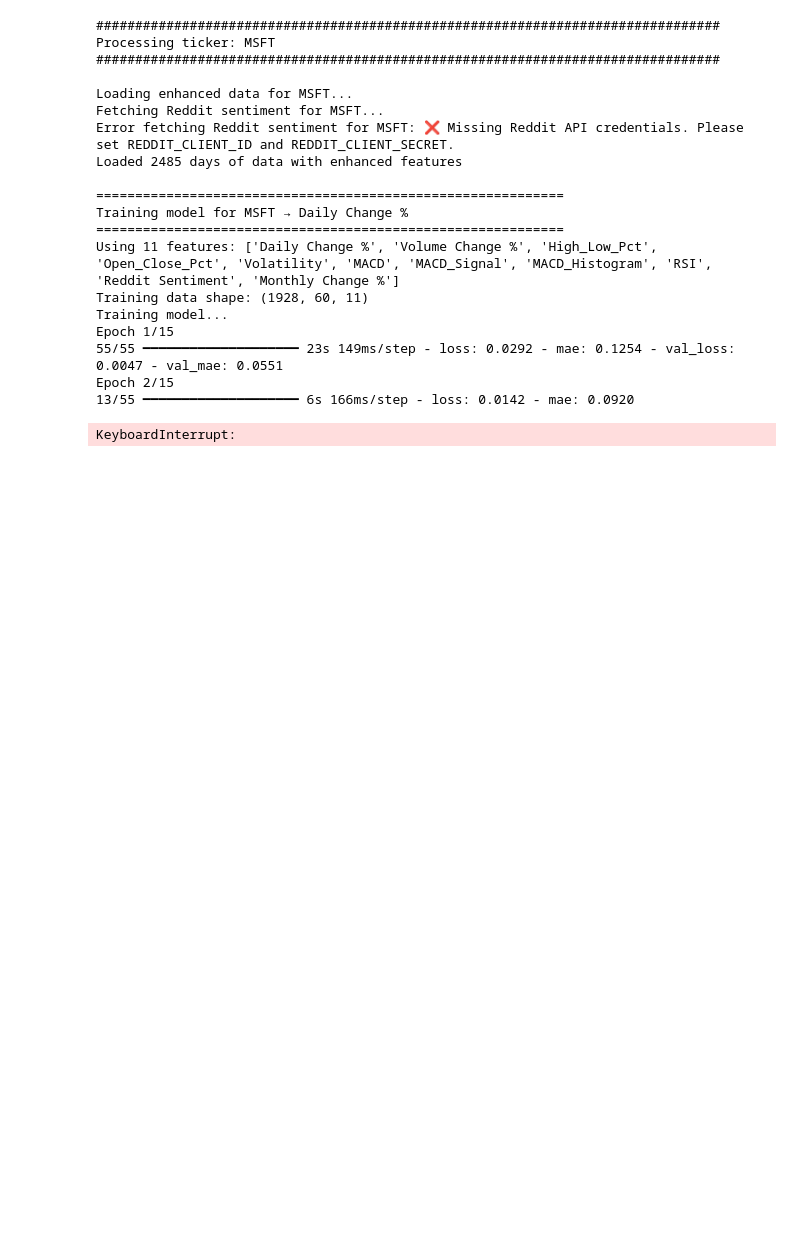
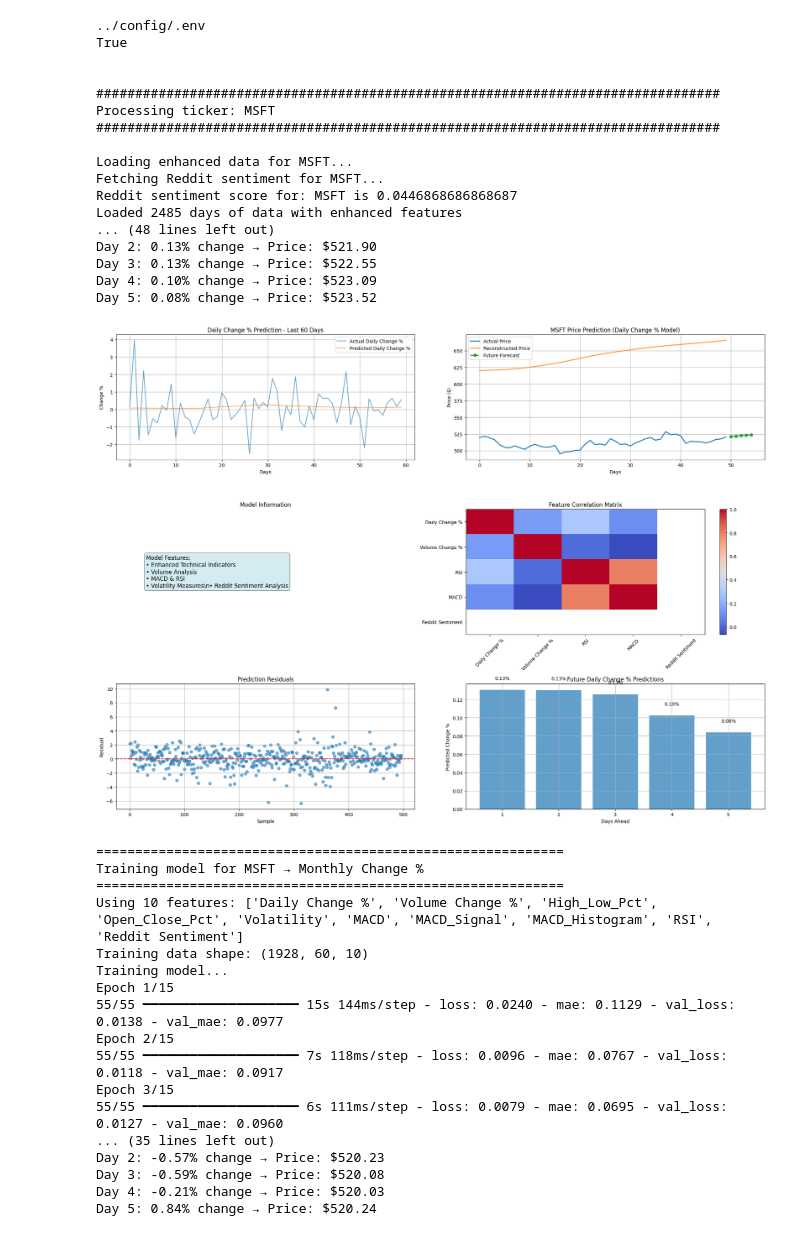
Before and after one commit to ArielGolanski/stock-vision, a Jupyter notebook: server/ml/notebooks/Models_Daily_Monthly.ipynb, the cells around one changed output. Cells and saved outputs as stored; diff of their text form; code cells hidden in the pictures; blank space fills up the shorter version.

```diff
--- a/server/ml/notebooks/Models_Daily_Monthly.ipynb
+++ b/server/ml/notebooks/Models_Daily_Monthly.ipynb
@@ -14,8 +14,14 @@ from keras.models import Sequential
 from keras.layers import Dense, LSTM, Dropout
 from sklearn.preprocessing import MinMaxScaler
 import joblib
+from dotenv import load_dotenv
 import warnings
 import json
+env_path = '../config/.env'
+load_dotenv(env_path)
+
+print(f"{env_path}")
+print(f"{os.getenv('REDDIT_CLIENT_ID') is not None}")
 # Direct file import method
 import importlib.util
 spec = importlib.util.spec_from_file_location("fetch_news", "../fetch_news.py")
@@ -327,7 +333,7 @@ def plot_results(df, predictions, true_values, future_predictions, future_prices
 
     # Plot 3: Training Loss (if history available)
     plt.subplot(3, 2, 3)
-    plt.text(0.1, 0.5, f'Model Features:\n• Enhanced Technical Indicators\n• Volume Analysis\n• MACD & RSI\n• Volatility Measures',
+    plt.text(0.1, 0.5, f'Model Features:\n• Enhanced Technical Indicators\n• Volume Analysis\n• MACD & RSI\n• Volatility Measures\\n• Reddit Sentiment Analysis',
              transform=plt.gca().transAxes, fontsize=12, verticalalignment='center',
              bbox=dict(boxstyle="round,pad=0.3", facecolor="lightblue", alpha=0.5))
     plt.title('Model Information')
@@ -335,7 +341,7 @@ def plot_results(df, predictions, true_values, future_predictions, future_prices
 
     # Plot 4: Feature correlation heatmap (simplified)
     plt.subplot(3, 2, 4)
-    recent_data = df[['Daily Change %', 'Volume Change %', 'RSI', 'MACD']].tail(100)
+    recent_data = df[['Daily Change %', 'Volume Change %', 'RSI', 'MACD', 'Reddit Sentiment']].tail(100)
     correlation_matrix = recent_data.corr()
     im = plt.imshow(correlation_matrix, cmap='coolwarm', aspect='auto')
     plt.colorbar(im)
@@ -451,44 +457,59 @@ def main(tickers=None, n_days=5):
 
             # Write back full list (pretty JSON)
             with open(metrics_path, "w", encoding="utf-8") as f:
                 json.dump(existing_data, f, indent=4)
 
             print(f"Saved metrics to {metrics_path}")
 
             # Future forecasting
             future_changes, future_prices = predictor.forecast_future(df, features, target_column, n_days=n_days)
 
             print(f"\nFuture {target_column} Predictions for {ticker}:")
             for i, (change, price) in enumerate(zip(future_changes, future_prices), 1):
                 print(f"Day {i}: {change:.2f}% change → Price: ${price:.2f}")
 
             # Plot results
             plot_results(
                 df, predictions, y_test_actual.flatten(),
                 future_changes, future_prices,
                 target_column, training_len, ticker
             )
 
 if __name__ == "__main__":
-    main(tickers=["MSFT"], n_days=5)
+    main(tickers=["MSFT", "AAPL", "IBM", "T"], n_days=5)
 # %% [output]
+../config/.env
+True
+
+
 ################################################################################
 Processing ticker: MSFT
 ################################################################################
 
 Loading enhanced data for MSFT...
 Fetching Reddit sentiment for MSFT...
-Error fetching Reddit sentiment for MSFT: ❌ Missing Reddit API credentials. Please set REDDIT_CLIENT_ID and REDDIT_CLIENT_SECRET.
+Reddit sentiment score for: MSFT is 0.0446868686868687
 Loaded 2485 days of data with enhanced features
-
-============================================================
-Training model for MSFT → Daily Change %
-============================================================
-Using 11 features: ['Daily Change %', 'Volume Change %', 'High_Low_Pct', 'Open_Close_Pct', 'Volatility', 'MACD', 'MACD_Signal', 'MACD_Histogram', 'RSI', 'Reddit Sentiment', 'Monthly Change %']
-Training data shape: (1928, 60, 11)
-Training model...
-Epoch 1/15
-55/55 ━━━━━━━━━━━━━━━━━━━━ 23s 149ms/step - loss: 0.0292 - mae: 0.1254 - val_loss: 0.0047 - val_mae: 0.0551
-Epoch 2/15
-13/55 ━━━━━━━━━━━━━━━━━━━━ 6s 166ms/step - loss: 0.0142 - mae: 0.0920
+... (48 lines left out)
+Day 2: 0.13% change → Price: $521.90
+Day 3: 0.13% change → Price: $522.55
+Day 4: 0.10% change → Price: $523.09
+Day 5: 0.08% change → Price: $523.52
+[figure, added]
-KeyboardInterrupt:
+============================================================
+Training model for MSFT → Monthly Change %
+============================================================
+Using 10 features: ['Daily Change %', 'Volume Change %', 'High_Low_Pct', 'Open_Close_Pct', 'Volatility', 'MACD', 'MACD_Signal', 'MACD_Histogram', 'RSI', 'Reddit Sentiment']
+Training data shape: (1928, 60, 10)
+Training model...
+Epoch 1/15
+55/55 ━━━━━━━━━━━━━━━━━━━━ 15s 144ms/step - loss: 0.0240 - mae: 0.1129 - val_loss: 0.0138 - val_mae: 0.0977
+Epoch 2/15
+55/55 ━━━━━━━━━━━━━━━━━━━━ 7s 118ms/step - loss: 0.0096 - mae: 0.0767 - val_loss: 0.0118 - val_mae: 0.0917
+Epoch 3/15
+55/55 ━━━━━━━━━━━━━━━━━━━━ 6s 111ms/step - loss: 0.0079 - mae: 0.0695 - val_loss: 0.0127 - val_mae: 0.0960
+... (35 lines left out)
+Day 2: -0.57% change → Price: $520.23
+Day 3: -0.59% change → Price: $520.08
+Day 4: -0.21% change → Price: $520.03
+Day 5: 0.84% change → Price: $520.24
```
Also changed, not shown: parts of 1 cell of this notebook, 3 other files.
